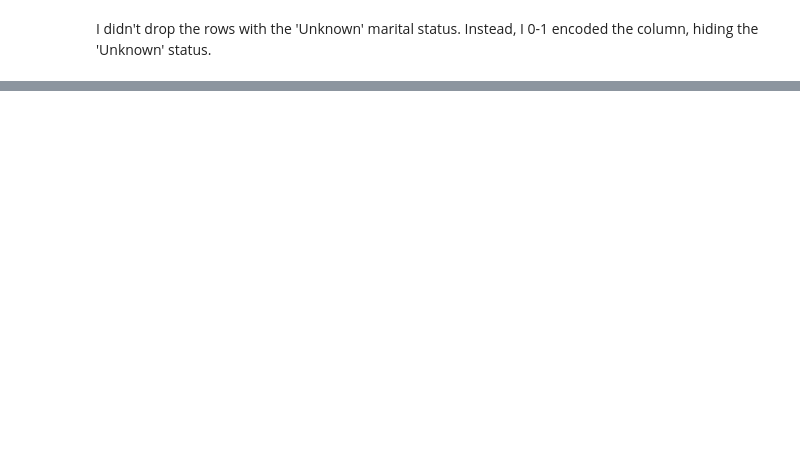
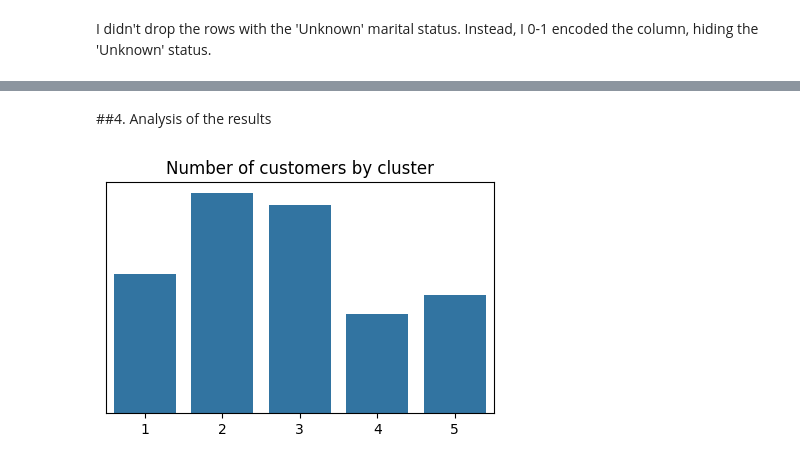
Before and after one commit to Krzesimir13/DataQuest, a Jupyter notebook: credit_card.ipynb, the cells around one changed output, grey strips where cells are left out. Saved outputs shown, nothing was run; the diff lists cells and outputs as text; code cells hidden in the pictures; blank space fills up the shorter version.

```diff
--- a/credit_card.ipynb
+++ b/credit_card.ipynb
@@ -178,0 +213,22 @@ Index(['age', 'avg_utilization_ratio', 'credit_limit', 'customer_id',
+# %%
+customers = raw_data.copy().drop('customer_id', axis=1)
+# %%
+model = KMeans(n_clusters=5)
+
+customers['cluster'] = model.fit_predict(customers_scaled) + 1
+# %% [markdown]
+##4. Analysis of the results
+# %%
+plt.figure(figsize=(5, 3))
+
+clusters = sorted(customers['cluster'].unique())
+ax = sns.countplot(data=customers, x='cluster', order=clusters)
+ax.set_xticks(range(len(clusters)))
+ax.set_xticklabels(clusters)
+ax.set_title('Number of customers by cluster')
+ax.set_xlabel('')
+ax.get_yaxis().set_visible(False)
+
+plt.show()
+# %% [output]
+[figure, added]
```
Also changed, not shown: parts of 11 cells of this notebook.
